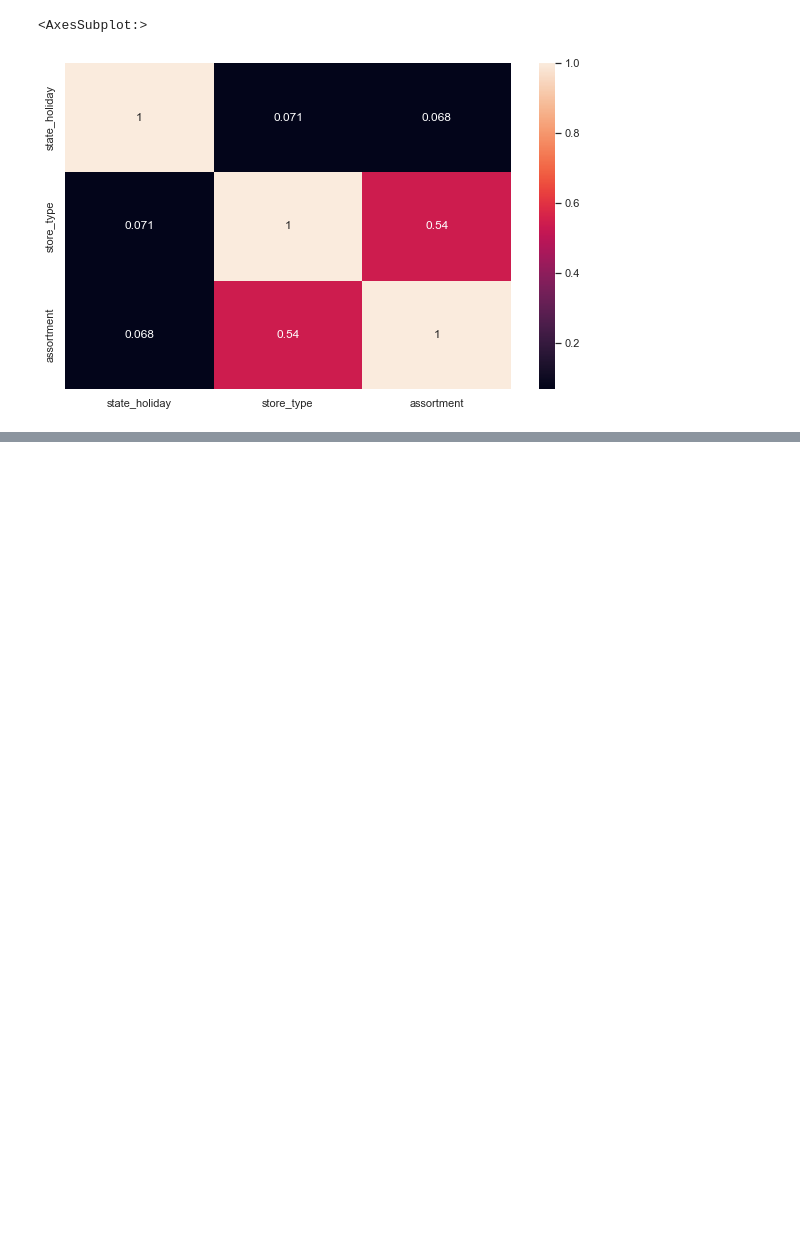
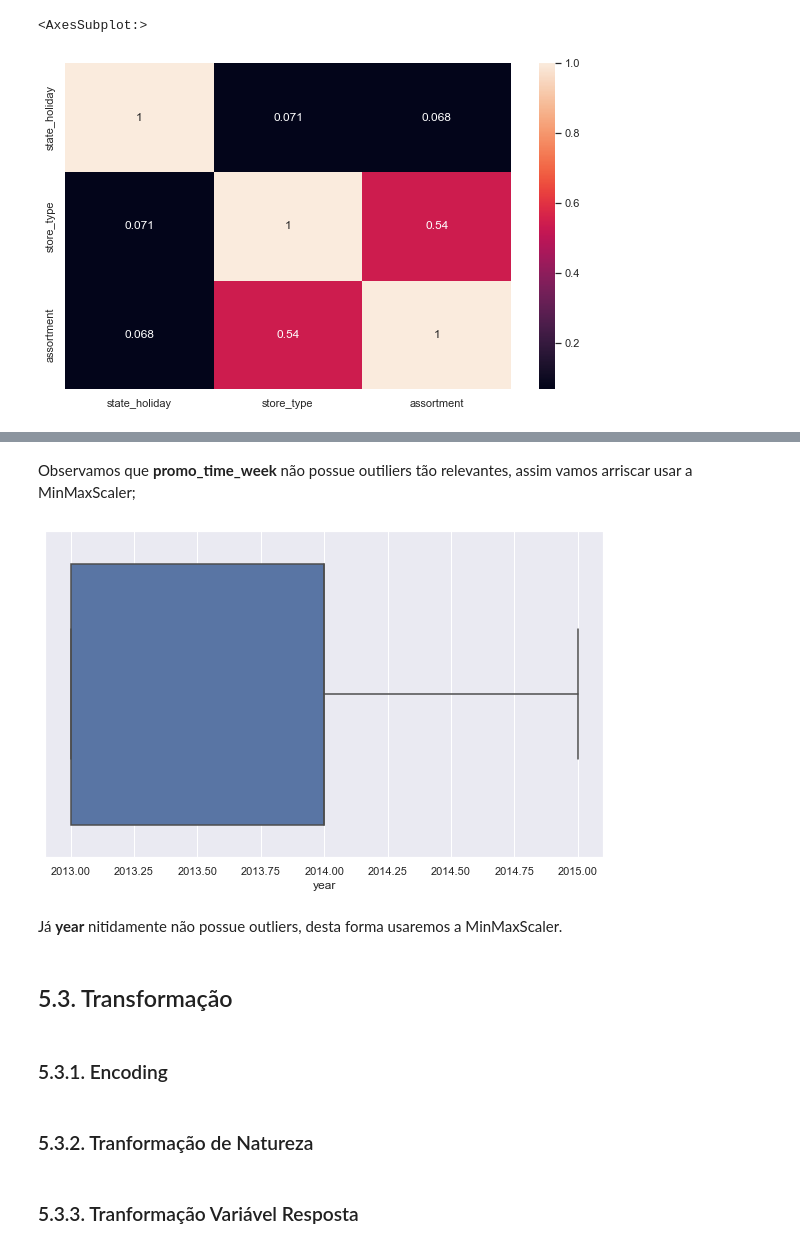
Before and after one commit to NaylsonS/rossman-store-sales, a Jupyter notebook: m02_v01_store_sales_prediction.ipynb, the cells around one changed output, grey strips where cells are left out. Drawn from its saved outputs; the diff is of its cells as text; code cells hidden in the pictures; blank space fills up the shorter version.

```diff
--- a/m02_v01_store_sales_prediction.ipynb
+++ b/m02_v01_store_sales_prediction.ipynb
@@ -752,0 +792,9 @@ sns.heatmap( d, annot=True )
+# %% [markdown]
+Observamos que **promo_time_week** não possue outiliers tão relevantes, assim vamos arriscar usar a MinMaxScaler;
+# %%
+plt.figure(figsize=(10,6))
+sns.boxplot(x = df5['year']);
+# %% [output]
+[figure, added]
+# %% [markdown]
+Já **year** nitidamente não possue outliers, desta forma usaremos a MinMaxScaler.
@@ -752,0 +816,4 @@ sns.heatmap( d, annot=True )
+# %% [markdown]
+## 5.3. Transformação
+# %% [markdown]
+### 5.3.1. Encoding
@@ -752,0 +831,2 @@ sns.heatmap( d, annot=True )
+# %% [markdown]
+### 5.3.2. Tranformação de Natureza
@@ -752,0 +850,2 @@ sns.heatmap( d, annot=True )
+# %% [markdown]
+### 5.3.3. Tranformação Variável Resposta
```
Also changed, not shown: parts of 19 cells of this notebook.
